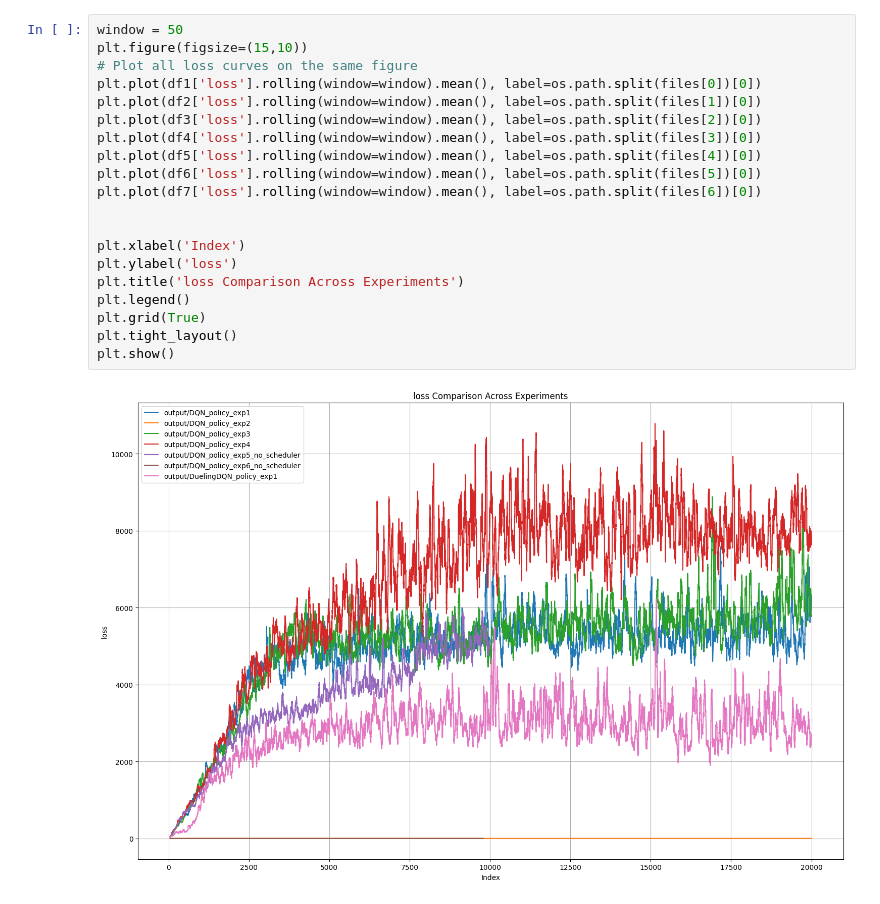
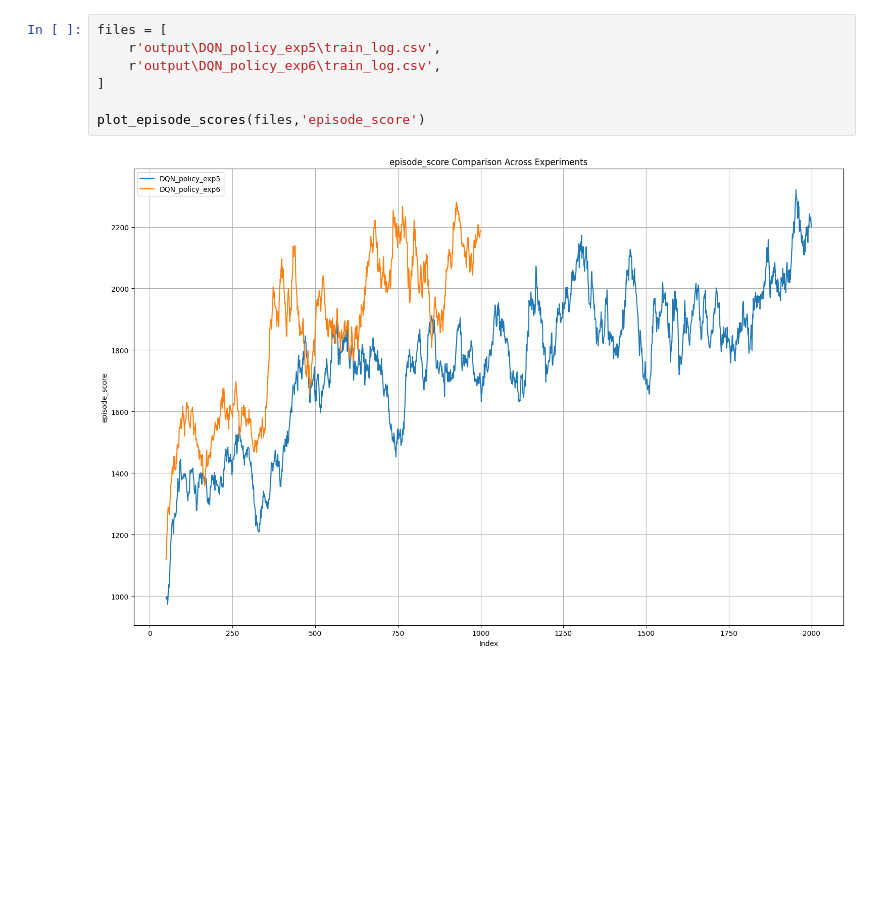
Before and after one commit to HBBEEP/DRL_FinalProject, a Jupyter notebook: plot.ipynb, the cells around one changed output. Drawn from its saved outputs; the diff is of its cells as text; blank space fills up the shorter version.

```diff
--- a/plot.ipynb
+++ b/plot.ipynb
@@ -47,22 +106,9 @@ plt.show()
-# %%
-window = 50
-plt.figure(figsize=(15,10))
-# Plot all loss curves on the same figure
-plt.plot(df1['loss'].rolling(window=window).mean(), label=os.path.split(files[0])[0])
-plt.plot(df2['loss'].rolling(window=window).mean(), label=os.path.split(files[1])[0])
-plt.plot(df3['loss'].rolling(window=window).mean(), label=os.path.split(files[2])[0])
-plt.plot(df4['loss'].rolling(window=window).mean(), label=os.path.split(files[3])[0])
-plt.plot(df5['loss'].rolling(window=window).mean(), label=os.path.split(files[4])[0])
-plt.plot(df6['loss'].rolling(window=window).mean(), label=os.path.split(files[5])[0])
-plt.plot(df7['loss'].rolling(window=window).mean(), label=os.path.split(files[6])[0])
-
-
-plt.xlabel('Index')
-plt.ylabel('loss')
-plt.title('loss Comparison Across Experiments')
-plt.legend()
-plt.grid(True)
-plt.tight_layout()
-plt.show()
-# %% [output]
-[figure, removed]
+# %%
+files = [
+    r'output\DQN_policy_exp5\train_log.csv',
+    r'output\DQN_policy_exp6\train_log.csv',
+]
+
+plot_episode_scores(files,'episode_score')
+# %% [output]
+[figure, added]
```
Also changed, not shown: parts of 4 cells of this notebook.
